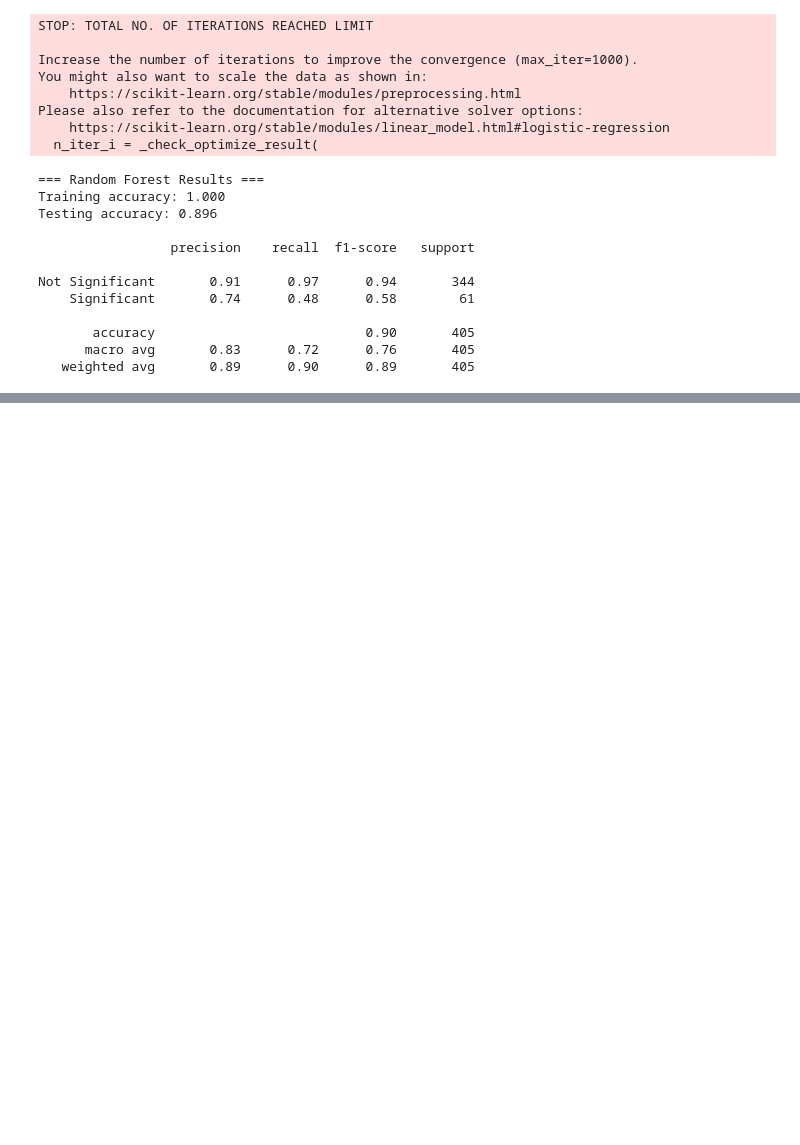
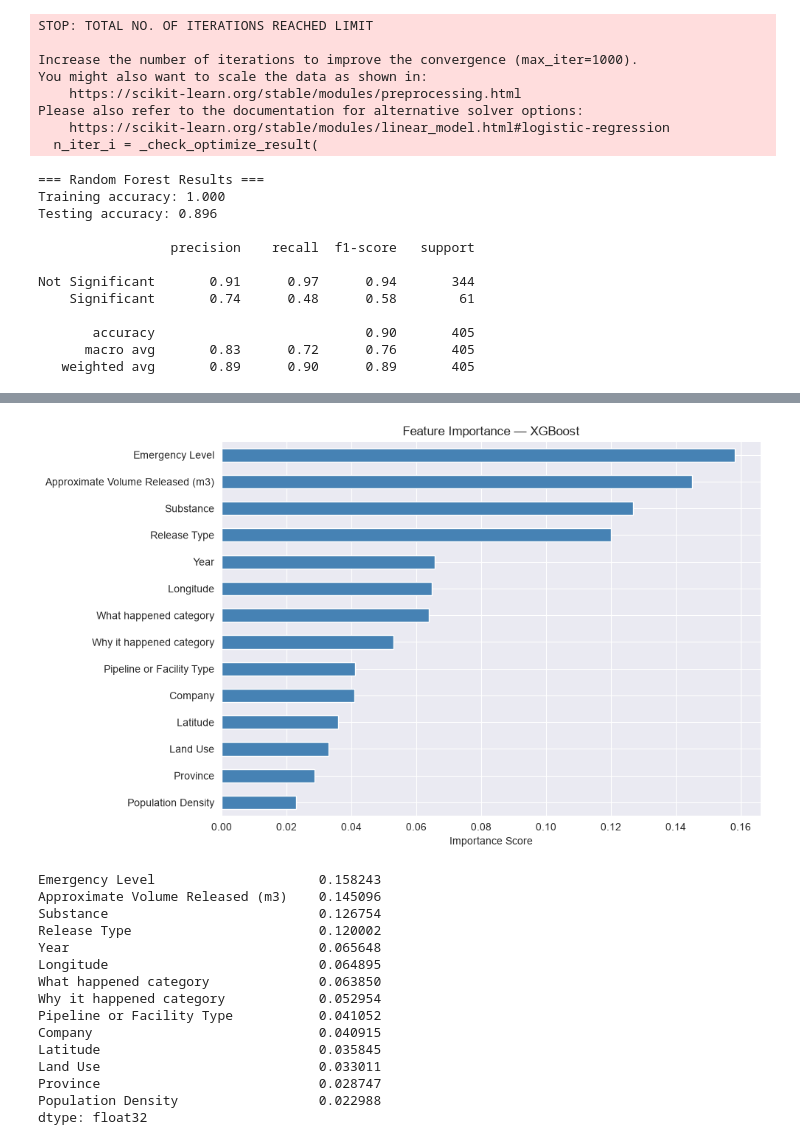
Before and after one commit to Abdullahnasirr/oil_gas_incident_risk_analytics, a Jupyter notebook: notebooks/03_ml_model.ipynb, the cells around one changed output, grey strips where cells are left out. Saved outputs shown, nothing was run; the diff lists cells and outputs as text; code cells hidden in the pictures; blank space fills up the shorter version.

Commit message:
Day 6: XGBoost model, feature importance - Emergency Level top predictor

```diff
--- a/notebooks/03_ml_model.ipynb
+++ b/notebooks/03_ml_model.ipynb
@@ -128,3 +128,27 @@ Not Significant       0.91      0.97      0.94       344
        accuracy                           0.90       405
       macro avg       0.83      0.72      0.76       405
    weighted avg       0.89      0.90      0.89       405
+# %%
+from xgboost import XGBClassifier
+
+# Calculate class weight ratio for imbalanced data
+scale = len(y_train[y_train == 0]) / len(y_train[y_train == 1])
+
+# Train XGBoost
+xgb_model = XGBClassifier(
+    n_estimators=100,
+    random_state=42,
+    scale_pos_weight=scale,
+    eval_metric='logloss'
+)
+xgb_model.fit(X_train, y_train)
+
+# Predictions
+y_pred_xgb = xgb_model.predict(X_test)
+
+# Results
+print("=== XGBoost Results ===")
+print(f"Training accuracy: {xgb_model.score(X_train, y_train):.3f}")
+print(f"Testing accuracy: {xgb_model.score(X_test, y_test):.3f}")
+print()
+print(classification_report(y_test, y_pred_xgb, target_names=['Not Significant', 'Significant']))
@@ -130,0 +168,34 @@ Not Significant       0.91      0.97      0.94       344
+# %%
+import matplotlib.pyplot as plt
+
+# Get feature importance
+importance = pd.Series(xgb_model.feature_importances_, index=X.columns)
+importance = importance.sort_values(ascending=False)
+
+plt.figure(figsize=(10, 6))
+importance.plot(kind='barh', color='steelblue')
+plt.title('Feature Importance — XGBoost')
+plt.xlabel('Importance Score')
+plt.gca().invert_yaxis()
+plt.tight_layout()
+plt.savefig('../dashboard/feature_importance.png', dpi=150)
+plt.show()
+
+print(importance)
+# %% [output]
+[figure, added]
+Emergency Level                     0.158243
+Approximate Volume Released (m3)    0.145096
+Substance                           0.126754
+Release Type                        0.120002
+Year                                0.065648
+Longitude                           0.064895
+What happened category              0.063850
+Why it happened category            0.052954
+Pipeline or Facility Type           0.041052
+Company                             0.040915
+Latitude                            0.035845
+Land Use                            0.033011
+Province                            0.028747
+Population Density                  0.022988
+dtype: float32
```
Also changed, not shown: parts of 1 cell of this notebook, 1 other file.
